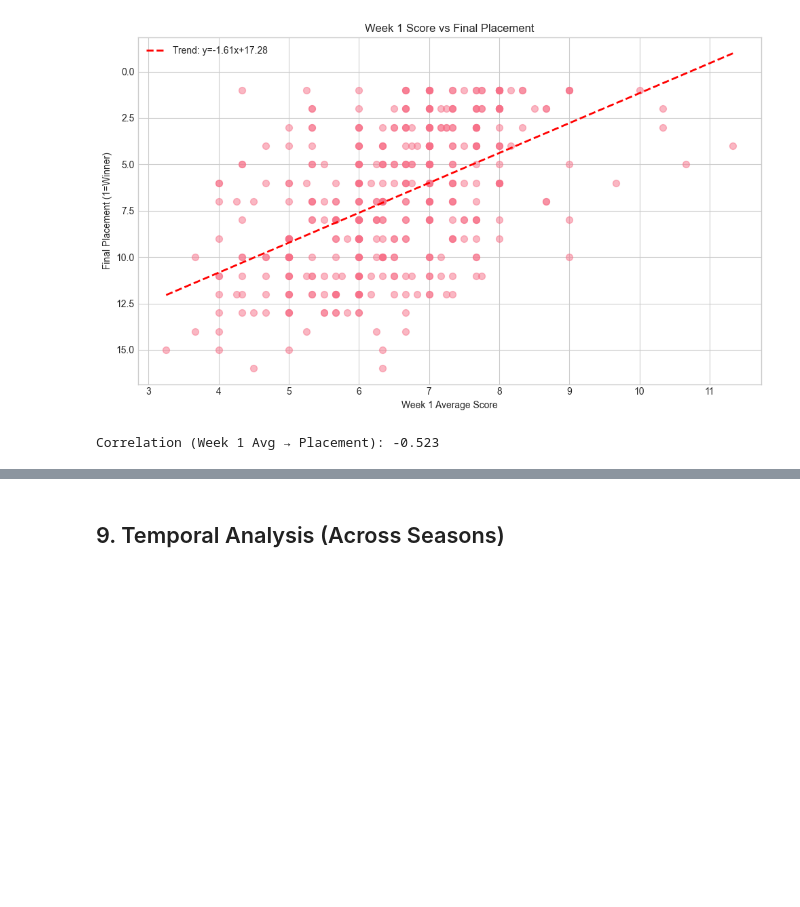
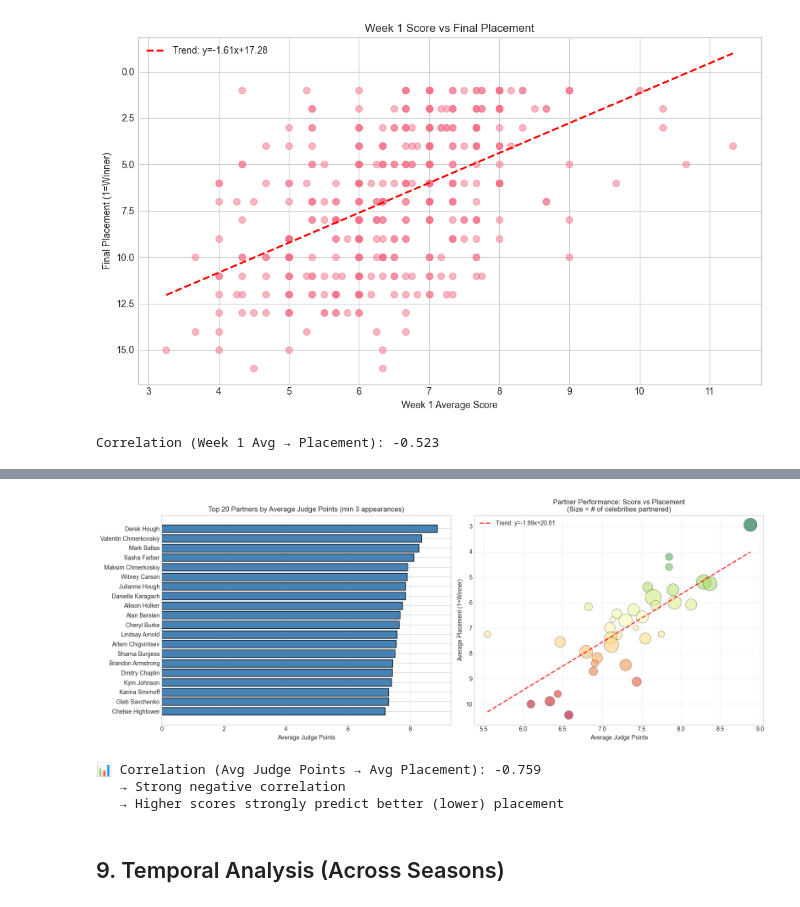
Before and after one commit to aarithundi9/2026_MCM, a Jupyter notebook: notebooks/01_eda.ipynb, the cells around one changed output, grey strips where cells are left out. Saved outputs shown, nothing was run; the diff lists cells and outputs as text; code cells hidden in the pictures; blank space fills up the shorter version.

```diff
--- a/notebooks/01_eda.ipynb
+++ b/notebooks/01_eda.ipynb
@@ -533,3 +537,57 @@ Top 15 Partners by Average Placement (min 3 appearances):
+# %%
+# Visualize correlation between ballroom partners and judge scores
+fig, axes = plt.subplots(1, 2, figsize=(16, 6))
+
+# Sort by avg_judge_points for better visualization
+top_partners = experienced_partners.nlargest(20, 'avg_judge_points')
+
+# Plot 1: Bar chart of top 20 partners by average judge points
+axes[0].barh(range(len(top_partners)), top_partners['avg_judge_points'], color='steelblue', edgecolor='black')
+axes[0].set_yticks(range(len(top_partners)))
+axes[0].set_yticklabels(top_partners.index)
+axes[0].set_xlabel('Average Judge Points')
+axes[0].set_title('Top 20 Partners by Average Judge Points (min 3 appearances)')
+axes[0].invert_yaxis()
+axes[0].grid(axis='x', alpha=0.3)
+
+# Plot 2: Scatter plot showing relationship between avg_judge_points and avg_placement
+axes[1].scatter(experienced_partners['avg_judge_points'],
+                experienced_partners['avg_placement'],
+                s=experienced_partners['num_partners']*30,
+                alpha=0.6,
+                c=experienced_partners['avg_placement'],
+                cmap='RdYlGn_r',
+                edgecolors='black',
+                linewidth=0.5)
+
+# Add trend line
+z = np.polyfit(experienced_partners['avg_judge_points'], experienced_partners['avg_placement'], 1)
+p = np.poly1d(z)
+x_line = np.linspace(experienced_partners['avg_judge_points'].min(),
+                     experienced_partners['avg_judge_points'].max(), 100)
+axes[1].plot(x_line, p(x_line), 'r--', linewidth=2, alpha=0.8,
+            label=f'Trend: y={z[0]:.2f}x+{z[1]:.2f}')
+
+axes[1].set_xlabel('Average Judge Points')
+axes[1].set_ylabel('Average Placement (1=Winner)')
+axes[1].set_title('Partner Performance: Score vs Placement\n(Size = # of celebrities partnered)')
+axes[1].invert_yaxis()
+axes[1].legend()
+axes[1].grid(True, alpha=0.3)
+
+plt.tight_layout()
+plt.show()
+
+# Calculate and display correlation
+corr = experienced_partners['avg_judge_points'].corr(experienced_partners['avg_placement'])
+print(f"\n📊 Correlation (Avg Judge Points → Avg Placement): {corr:.3f}")
+print(f"   → {'Strong' if abs(corr) > 0.7 else 'Moderate' if abs(corr) > 0.4 else 'Weak'} {'negative' if corr < 0 else 'positive'} correlation")
+print(f"   → Higher scores strongly predict better (lower) placement" if corr < -0.5 else "")
+# %% [output]
+[figure, added]
+📊 Correlation (Avg Judge Points → Avg Placement): -0.759
+   → Strong negative correlation
+   → Higher scores strongly predict better (lower) placement
 # %% [markdown]
 ## 9. Temporal Analysis (Across Seasons)
 # %%
```
Also changed, not shown: parts of 3 cells of this notebook, 1 other file.
